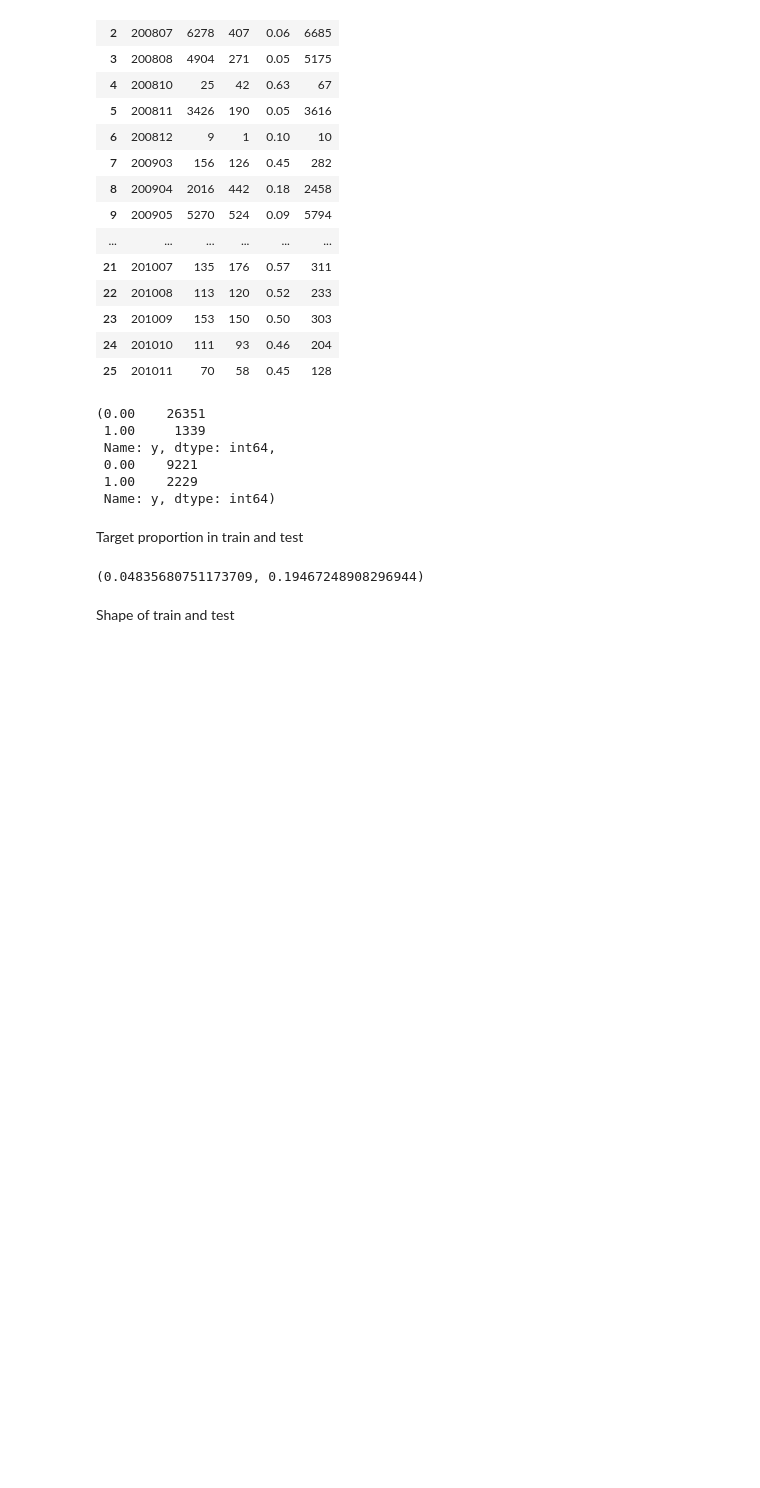
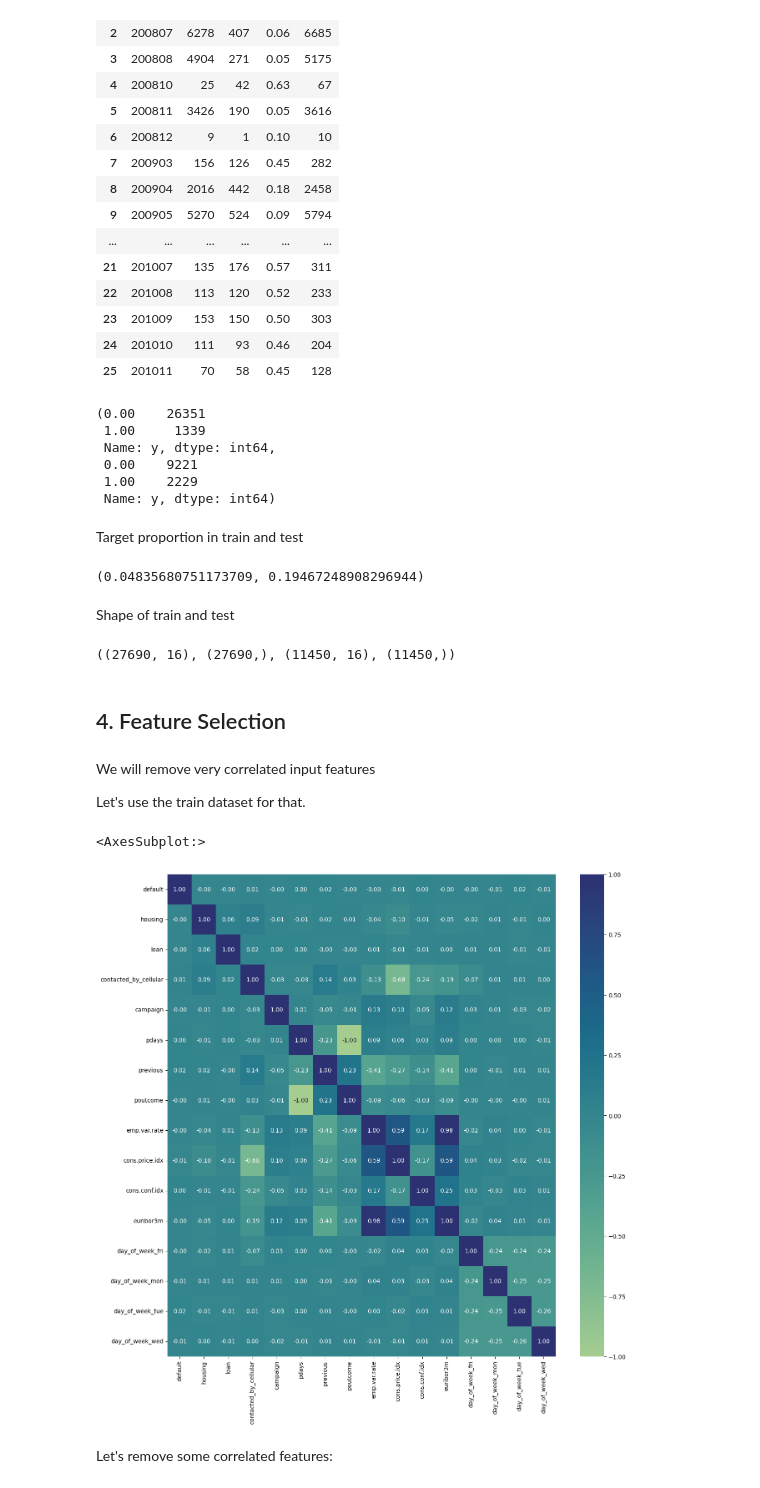
Before and after one commit to mpereiramoretti/pcs5787-projeto, a Jupyter notebook: notebooks/1. Modeling.ipynb, the cells around one changed output. Drawn from its saved outputs; the diff is of its cells as text; code cells hidden in the pictures; blank space fills up the shorter version.

```diff
--- a/notebooks/1. Modeling.ipynb
+++ b/notebooks/1. Modeling.ipynb
@@ -47,6 +47,8 @@ Let's build `anomes` variable
 # %%
 df["month_nb"] = df["month"].apply(lambda x : strptime(x,'%b').tm_mon)
 df["anomes"] = (df["year"].astype(str) + df["month_nb"].astype(str).str.zfill(2)).astype(int)
+# %%
+df = df.drop(columns=["month_nb"])
 # %%
 df.head()
 # %% [output]
@@ -389,6 +391,9 @@ df_train["y"].value_counts(), df_test["y"].value_counts()
  0.00    9221
  1.00    2229
  Name: y, dtype: int64)
+# %%
+df_train = df_train.drop(columns=["anomes"])
+df_test = df_test.drop(columns=["anomes"])
 # %% [markdown]
 Target proportion in train and test
 # %%
@@ -397,3 +402,28 @@ len(df_train[df_train["y"] == 1.0]) / len(df_train), len(df_test[df_test["y"] ==
 (0.04835680751173709, 0.19467248908296944)
 # %% [markdown]
 Shape of train and test
+# %%
+X_train = df_train.drop(columns=["y"])
+y_train = df_train["y"]
+X_test = df_test.drop(columns=["y"])
+y_test = df_test["y"]
+# %%
+X_train.shape, y_train.shape, X_test.shape, y_test.shape,
+# %% [output]
+((27690, 16), (27690,), (11450, 16), (11450,))
+# %% [markdown]
+## 4. Feature Selection
+# %% [markdown]
+We will remove very correlated input features
+
+Let's use the train dataset for that.
+# %%
+corr = X_train.corr()
+# %%
+fig, ax = plt.subplots(figsize=(15,15))
+sns.heatmap(corr, vmin=-1, vmax=1, annot=True, ax=ax, fmt='.2f', cmap="crest")
+# %% [output]
+<AxesSubplot:>
+[figure, added]
+# %% [markdown]
+Let's remove some correlated features:
```
Also changed, not shown: parts of 23 cells of this notebook.
